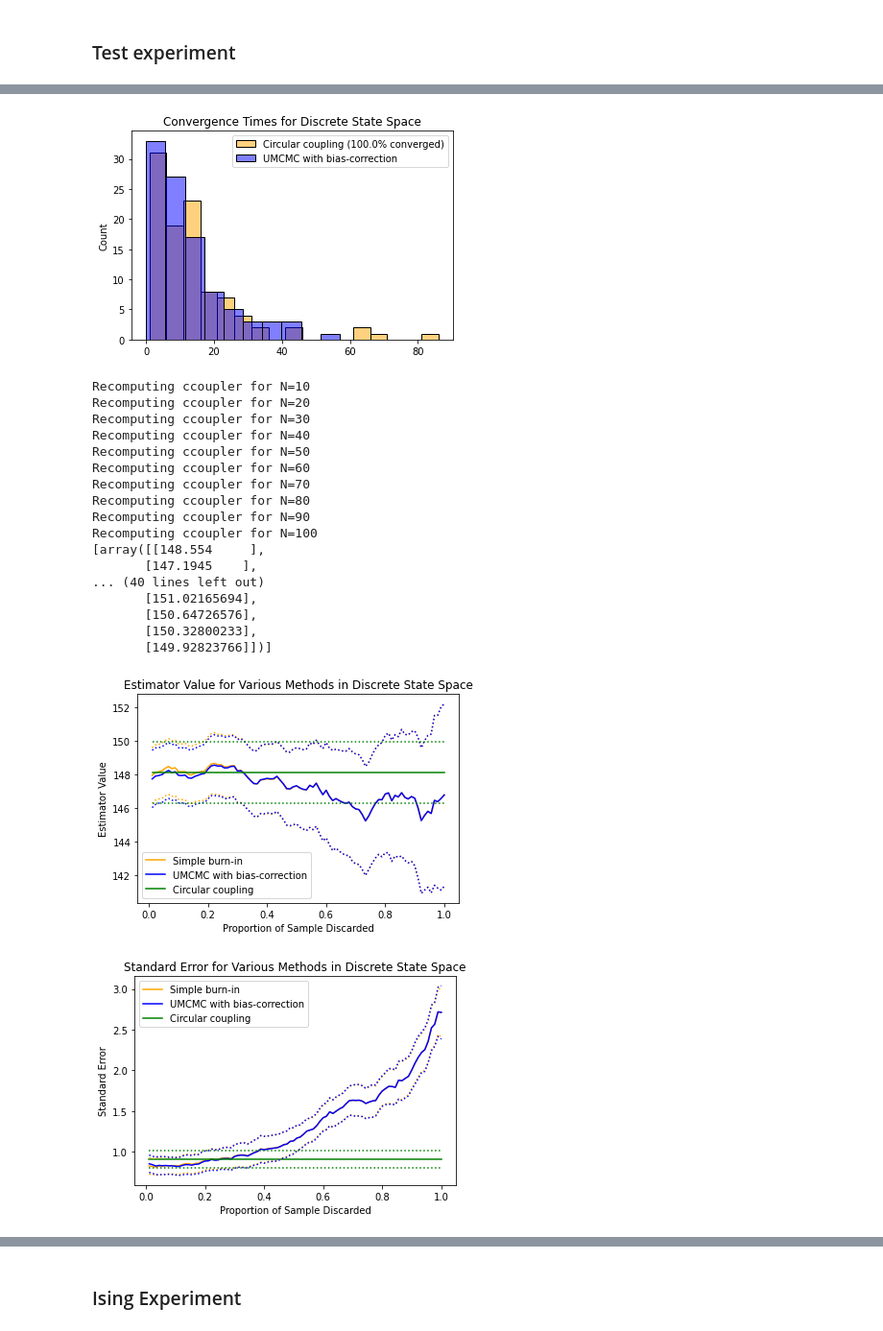
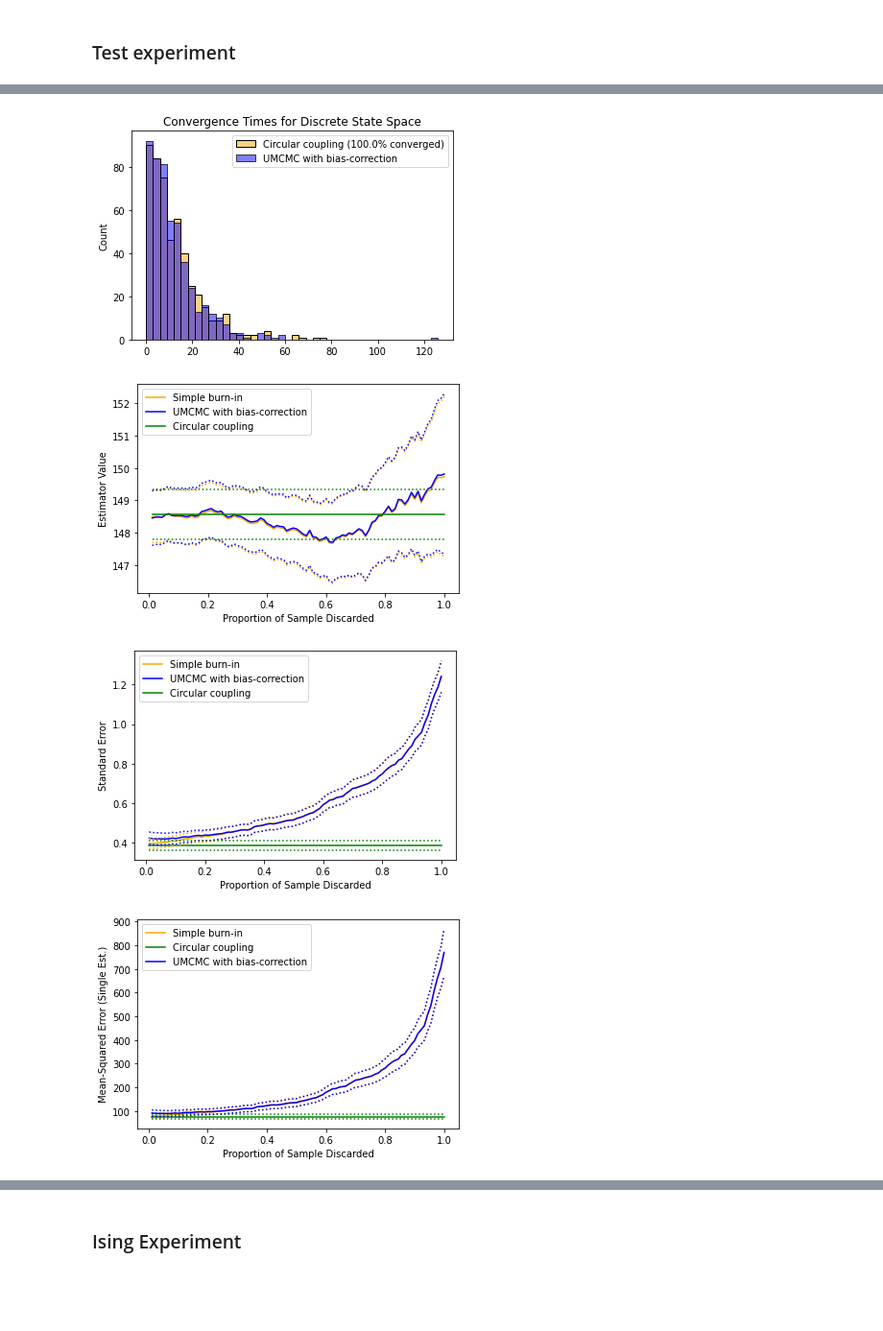
Before and after one commit to amspector100/stat248project, a Jupyter notebook: plots.ipynb, the cells around one changed output, grey strips where cells are left out. Shown at 96% size. Saved outputs shown, nothing was run; the diff lists cells and outputs as text; code cells hidden in the pictures; blank space fills up the shorter version.

```diff
--- a/plots.ipynb
+++ b/plots.ipynb
@@ -14,7 +14,7 @@ from plotnine import *
 ### Test experiment
 # %%
 N = 100
-reps = 100
+reps = 500
 d = 300
 pi, K = utils.generate_discrete_chain(d=d, seed=20)
 savename = f"discrete_d{d}_N{N}_reps{reps}"
@@ -26,7 +26,8 @@ experiments.compare_methods(
     reps=reps,
     K=K,
     setting="Discrete State Space",
-    savename=savename
+    savename=savename,
+    truevals=[np.sum(np.arange(0, d) * pi)]
 )
 # %% [output]
 Finished solving
@@ -35,20 +37,4 @@ Breaking at iteration=99
-[figure, old version]
+[figure, new version]
-Recomputing ccoupler for N=10
-Recomputing ccoupler for N=20
-Recomputing ccoupler for N=30
-Recomputing ccoupler for N=40
-Recomputing ccoupler for N=50
-Recomputing ccoupler for N=60
-Recomputing ccoupler for N=70
-Recomputing ccoupler for N=80
-Recomputing ccoupler for N=90
-Recomputing ccoupler for N=100
-[array([[148.554     ],
-       [147.1945    ],
-... (40 lines left out)
-       [151.02165694],
-       [150.64726576],
-       [150.32800233],
-       [149.92823766]])]
-[figure, old version]
+[figure, new version]
-[figure, old version]
+[figure, new version]
+[figure, added]
```
Also changed, not shown: parts of 4 cells of this notebook, 26 other files.
